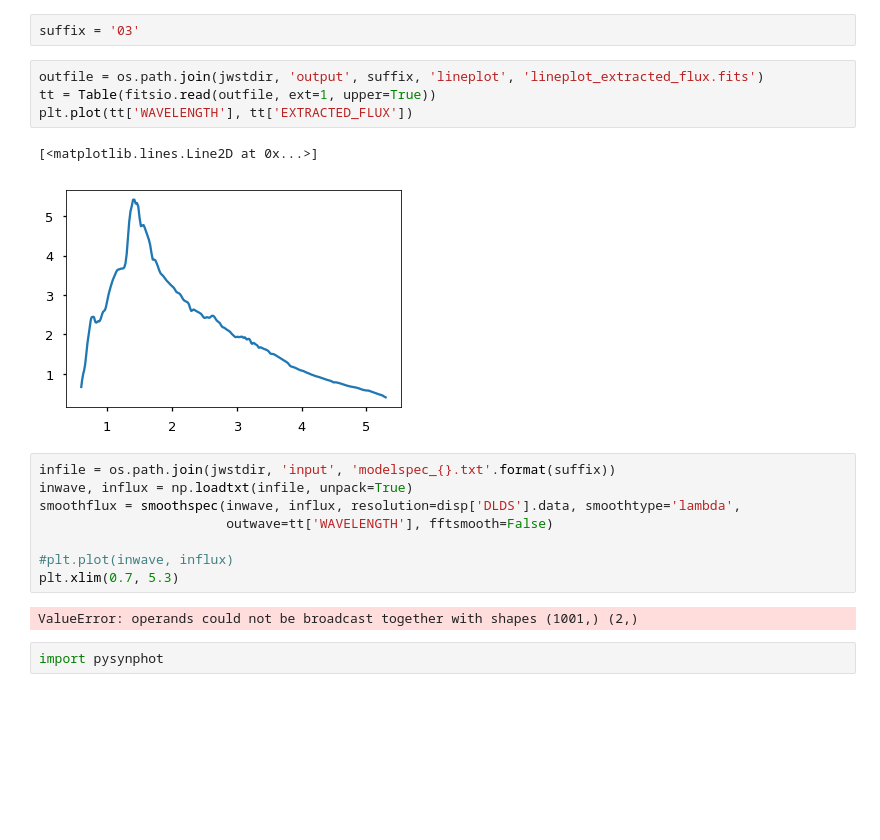
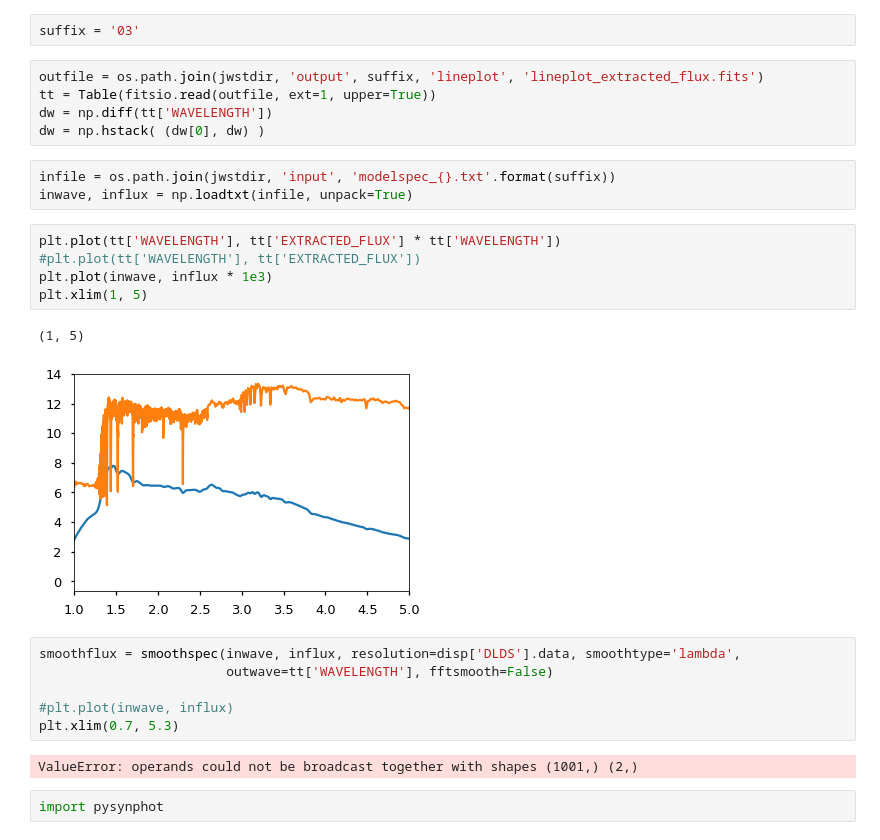
Before and after one commit to moustakas/jwstclusters, a Jupyter notebook: nb/resolution-and-throughput.ipynb, the cells around one changed output. Drawn from its saved outputs; the diff is of its cells as text; blank space fills up the shorter version.

```diff
--- a/nb/resolution-and-throughput.ipynb
+++ b/nb/resolution-and-throughput.ipynb
@@ -87,13 +87,20 @@ suffix = '03'
 # %%
 outfile = os.path.join(jwstdir, 'output', suffix, 'lineplot', 'lineplot_extracted_flux.fits')
 tt = Table(fitsio.read(outfile, ext=1, upper=True))
-plt.plot(tt['WAVELENGTH'], tt['EXTRACTED_FLUX'])
+dw = np.diff(tt['WAVELENGTH'])
+dw = np.hstack( (dw[0], dw) )
-# %% [output]
-[<matplotlib.lines.Line2D at 0x...>]
-[figure, removed]
+# %%
+infile = os.path.join(jwstdir, 'input', 'modelspec_{}.txt'.format(suffix))
+inwave, influx = np.loadtxt(infile, unpack=True)
+# %%
+plt.plot(tt['WAVELENGTH'], tt['EXTRACTED_FLUX'] * tt['WAVELENGTH'])
+#plt.plot(tt['WAVELENGTH'], tt['EXTRACTED_FLUX'])
+plt.plot(inwave, influx * 1e3)
+plt.xlim(1, 5)
+# %% [output]
+(1, 5)
+[figure, added]
 # %%
-infile = os.path.join(jwstdir, 'input', 'modelspec_{}.txt'.format(suffix))
-inwave, influx = np.loadtxt(infile, unpack=True)
 smoothflux = smoothspec(inwave, influx, resolution=disp['DLDS'].data, smoothtype='lambda',
                         outwave=tt['WAVELENGTH'], fftsmooth=False)
 
```
